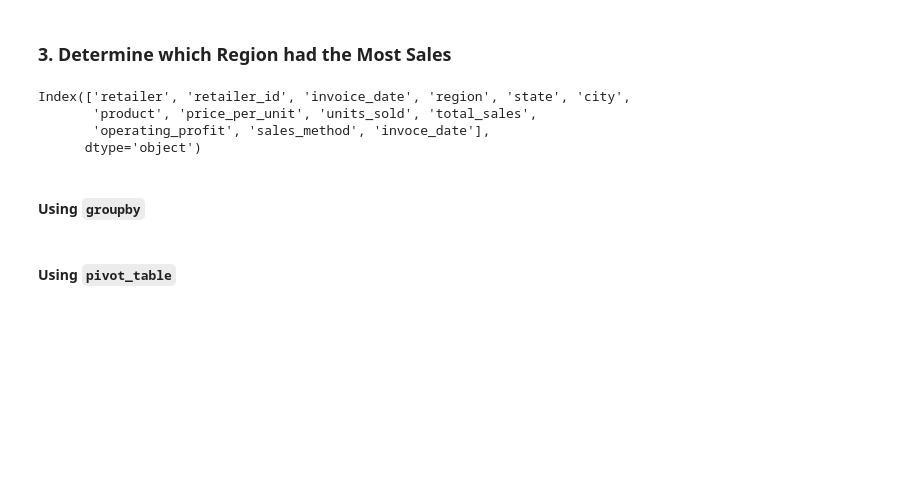
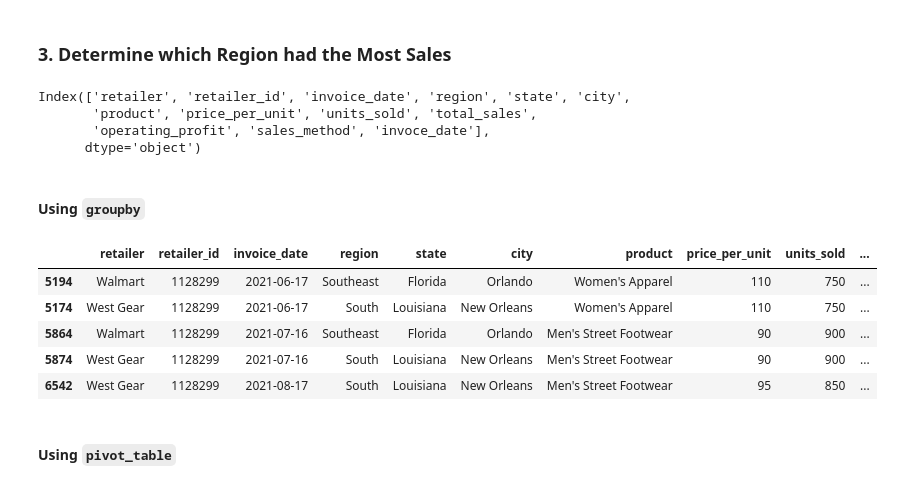
Before and after one commit to McPhersonTrk/Athletic_Sales_Analysis, a Jupyter notebook: athletic_sales_analysis_starter_code.ipynb, the cells around one changed output. Saved outputs shown, nothing was run; the diff lists cells and outputs as text; code cells hidden in the pictures; blank space fills up the shorter version.

```diff
--- a/athletic_sales_analysis_starter_code.ipynb
+++ b/athletic_sales_analysis_starter_code.ipynb
@@ -281,9 +281,20 @@ Index(['retailer', 'retailer_id', 'invoice_date', 'region', 'state', 'city',
 #### Using `groupby`
 # %%
 # Show the total sales for the products sold for each region, state, and city.
+ts_df = combo_df.groupby(['region', 'state', 'city']).sum('total_sales').reset_index()
+
 # Rename the "total_sales" column to "Total Sales"
-
+ts_df.rename(columns={'total_sales': 'Total Sales'}, inplace=True)
 
 # Show the top 5 results.
+sort_ts_df= combo_df.sort_values(by='total_sales', ascending=False)
+sort_ts_df.head(5)
+# %% [output]
+|  | retailer | retailer_id | invoice_date | region | state | city | product | price_per_unit | units_sold | ... |
+| 5194 | Walmart | 1128299 | 2021-06-17 | Southeast | Florida | Orlando | Women's Apparel | 110 | 750 | ... |
+| 5174 | West Gear | 1128299 | 2021-06-17 | South | Louisiana | New Orleans | Women's Apparel | 110 | 750 | ... |
+| 5864 | Walmart | 1128299 | 2021-07-16 | Southeast | Florida | Orlando | Men's Street Footwear | 90 | 900 | ... |
+| 5874 | West Gear | 1128299 | 2021-07-16 | South | Louisiana | New Orleans | Men's Street Footwear | 90 | 900 | ... |
+| 6542 | West Gear | 1128299 | 2021-08-17 | South | Louisiana | New Orleans | Men's Street Footwear | 95 | 850 | ... |
 # %% [markdown]
 #### Using `pivot_table`
```
Also changed, not shown: parts of 2 cells of this notebook.
